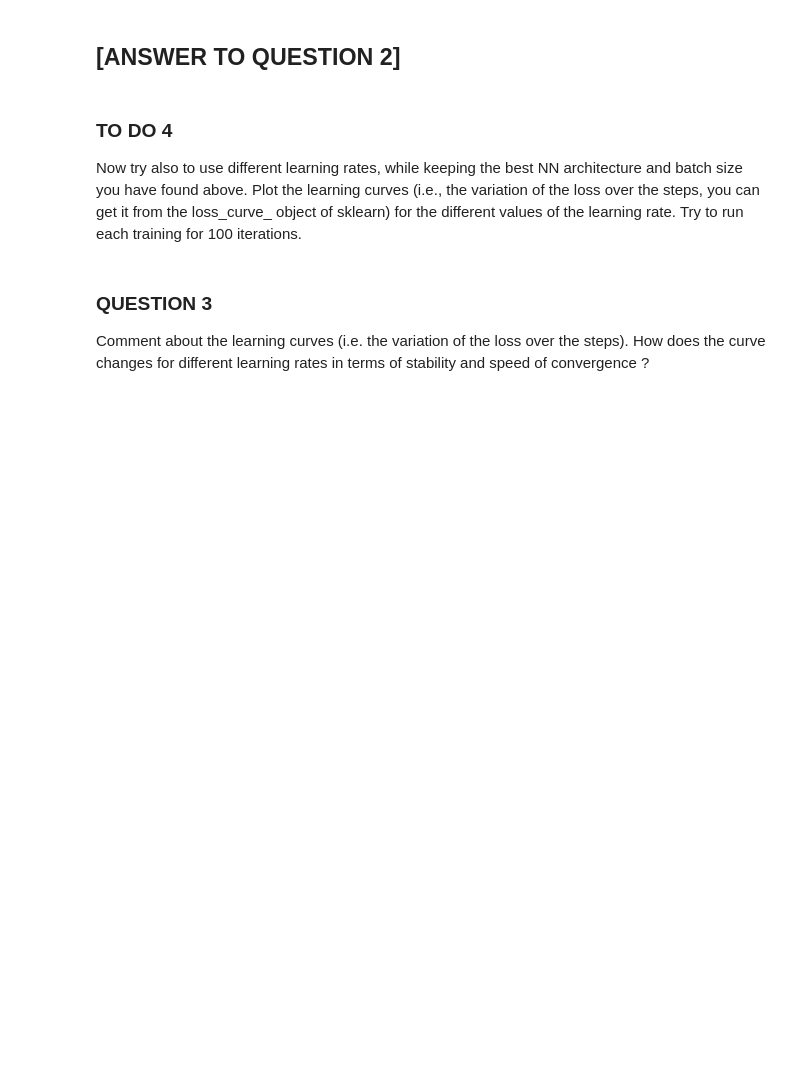
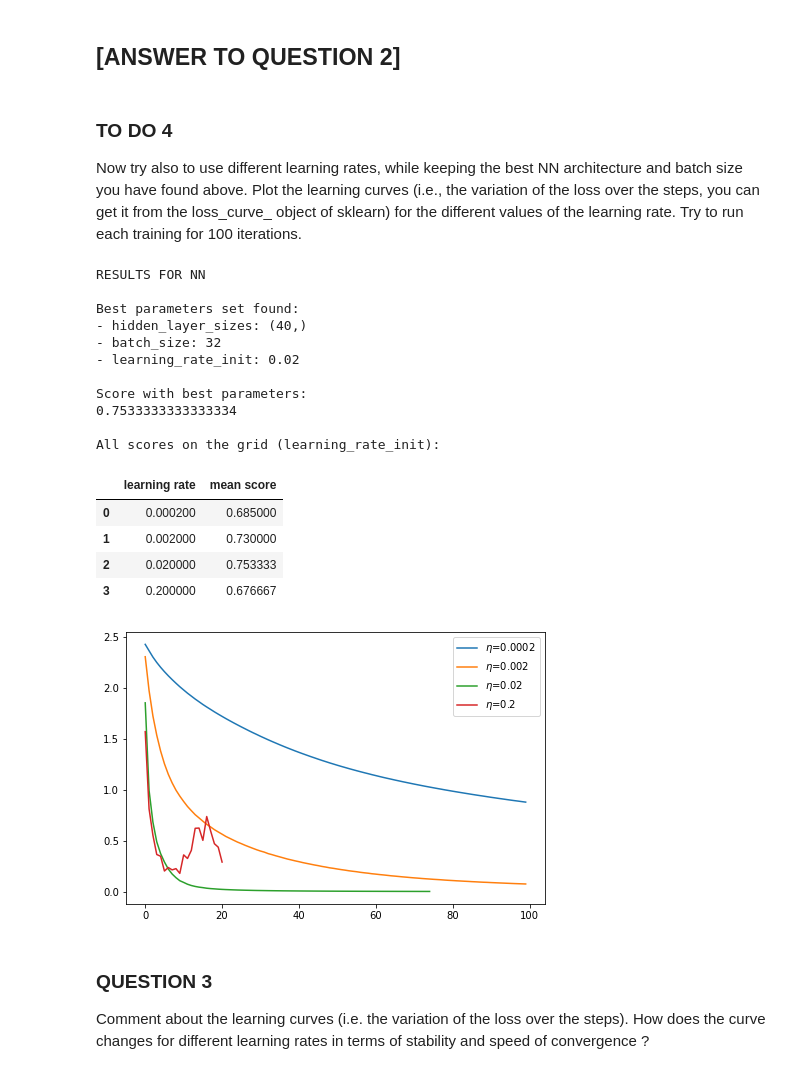
Before and after one commit to NicolaZomer/MachineLearning_Y2122, a Jupyter notebook: lab3/LAB3_Characters_Classification_with_Neural_Networks.ipynb, the cells around one changed output. Drawn from its saved outputs; the diff is of its cells as text; code cells hidden in the pictures; blank space fills up the shorter version.

```diff
--- a/lab3/LAB3_Characters_Classification_with_Neural_Networks.ipynb
+++ b/lab3/LAB3_Characters_Classification_with_Neural_Networks.ipynb
@@ -283,3 +354,79 @@ print("Score with best parameters:")
+# %%
+import matplotlib.pyplot as plt
+import operator
+
+lr_list = [0.0002, 0.002, 0.02, 0.2]
+scores = {}
+parameters = {'learning_rate_init': lr_list}
+
+mlp = MLPClassifier(max_iter=100, alpha=1e-4, solver='sgd',
+                    tol=1e-4, random_state=ID,
+                    hidden_layer_sizes=best_NNarchitecture,
+                    batch_size=best_batchsize)
+
+mlp_clf_lr = GridSearchCV(mlp, param_grid=parameters, cv=5)
+
+with warnings.catch_warnings():
+    warnings.filterwarnings("ignore", category=ConvergenceWarning, module="sklearn")
+    mlp_clf_lr.fit(X_train, y_train)
+
+
+# PLOT -------------------------------------------------------------------------------------------------
+# ? is it correct to train 2 times the models in this way to make the plots
+
+plt.figure(figsize=(7.5, 5))
+
+for lr in lr_list:
+    mlp_lr = MLPClassifier(max_iter=100, alpha=1e-4, solver='sgd',
+                    tol=1e-4, random_state=ID,
+                    learning_rate_init=lr,
+                    hidden_layer_sizes=best_NNarchitecture,
+                    batch_size=best_batchsize)
+
+    with warnings.catch_warnings():
+        warnings.filterwarnings("ignore", category=ConvergenceWarning, module="sklearn")
+        mlp_lr.fit(X_train, y_train)
+
+    plt.plot(mlp_lr.loss_curve_, label = r'$\eta$='+str(lr))
+plt.legend()
+
+# ------------------------------------------------------------------------------------------------------
+
+print ('\nRESULTS FOR NN\n')
+print("Best parameters set found:")
+best_lr = mlp_clf_lr.best_params_['learning_rate_init']
+print('- hidden_layer_sizes:', best_NNarchitecture)
+print('- batch_size:', best_batchsize)
+print('- learning_rate_init:', best_lr)
+
+print("\nScore with best parameters:")
+print(mlp_clf_lr.best_score_)
+
+print("\nAll scores on the grid (learning_rate_init):")
+mean_scores = mlp_clf_lr.cv_results_['mean_test_score']
+
+df = pd.DataFrame({'learning rate': lr_list, 'mean score': mean_scores})
+df.style.highlight_max(subset='mean score', props='color:lightgray; font-weight:bold; background-color:darkblue;')
+
+# TODO: sistemare il grafico (estetica - assi, grid, titolo)
+# %% [output]
+RESULTS FOR NN
+
+Best parameters set found:
+- hidden_layer_sizes: (40,)
+- batch_size: 32
+- learning_rate_init: 0.02
+
+Score with best parameters:
+0.7533333333333334
+
+All scores on the grid (learning_rate_init):
+|  | learning rate | mean score |
+| 0 | 0.000200 | 0.685000 |
+| 1 | 0.002000 | 0.730000 |
+| 2 | 0.020000 | 0.753333 |
+| 3 | 0.200000 | 0.676667 |
+[figure, added]
 # %% [markdown]
 ### QUESTION 3
 
```
Also changed, not shown: parts of 13 cells of this notebook.
